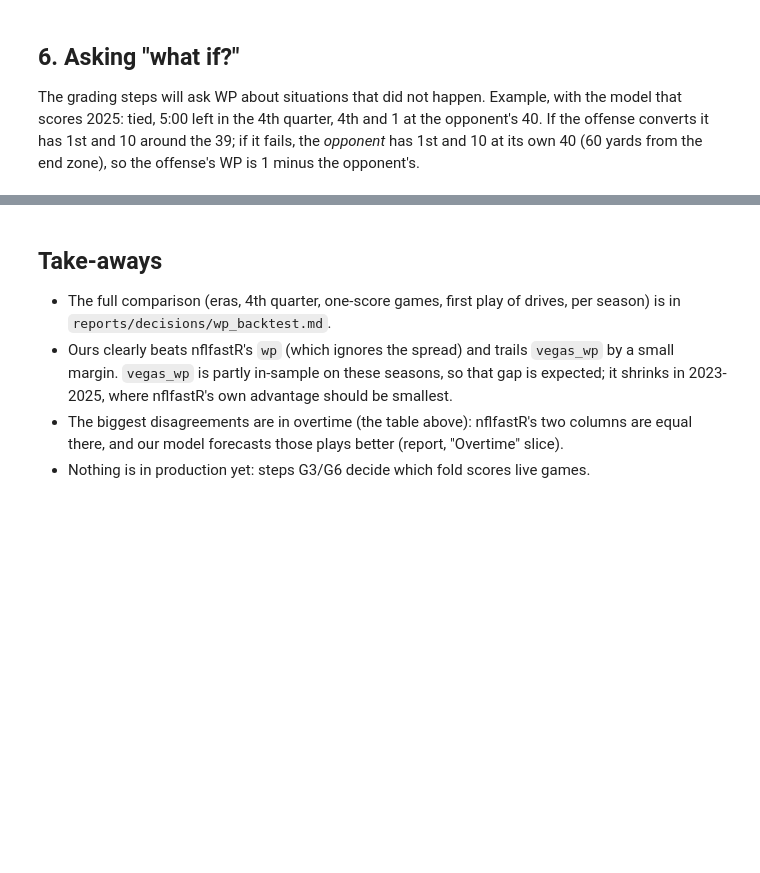
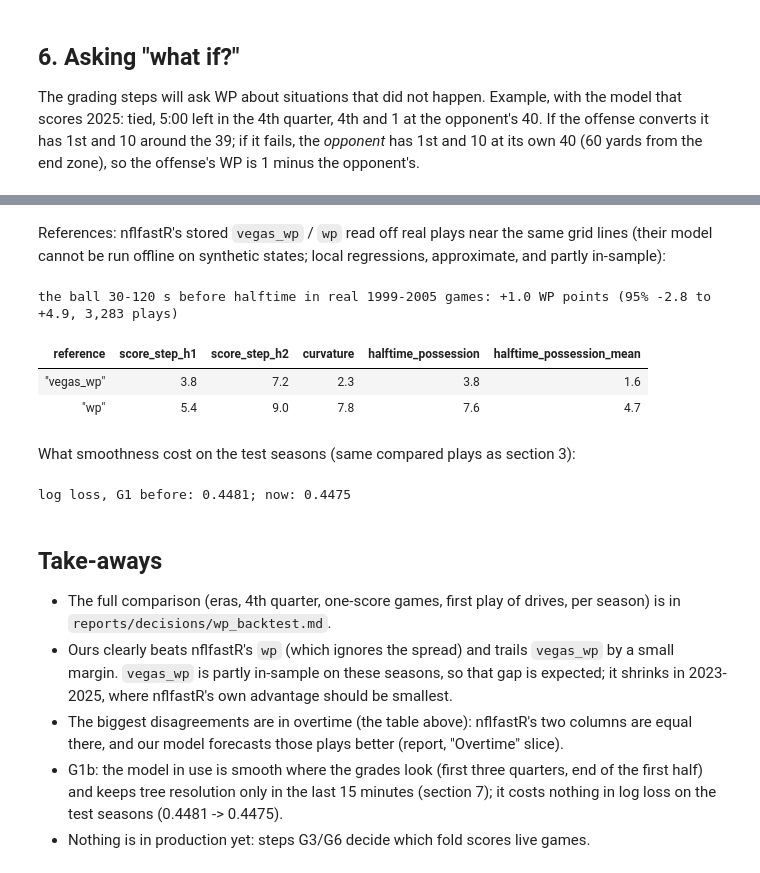
Before and after one commit to batuhanisik751/two-minute-warning, a Jupyter notebook: notebooks/03_wp_model.ipynb, the cells around one changed output, grey strips where cells are left out. Saved outputs shown, nothing was run; the diff lists cells and outputs as text; code cells hidden in the pictures; blank space fills up the shorter version.

```diff
--- a/notebooks/03_wp_model.ipynb
+++ b/notebooks/03_wp_model.ipynb
@@ -222,3 +343,38 @@ WP if converted: 65.5%; if it fails: 42.4%
+# %% [markdown]
+References: nflfastR's stored `vegas_wp` / `wp` read off real plays near the same grid lines
+(their model cannot be run offline on synthetic states; local regressions, approximate, and
+partly in-sample):
+# %%
+ref = states.rows.filter(pl.col("season").is_between(2006, 2025))
+v, lo, hi, n = wsm.empirical_possession_2min(states.rows.filter(pl.col("season") <= 2005))
+print(
+    f"the ball 30-120 s before halftime in real 1999-2005 games: {v:+.1f} WP points "
+    f"(95% {lo:+.1f} to {hi:+.1f}, {n:,} plays)"
+)
+pl.DataFrame(
+    [
+        {
+            "reference": c,
+            **{k: round(v, 1) for k, v in wsm.reference(ref, c).items() if not k.startswith("n_")},
+        }
+        for c in ("vegas_wp", "wp")
+    ]
+)
+# %% [output]
+the ball 30-120 s before halftime in real 1999-2005 games: +1.0 WP points (95% -2.8 to +4.9, 3,283 plays)
+| reference | score_step_h1 | score_step_h2 | curvature | halftime_possession | halftime_possession_mean |
+| "vegas_wp" | 3.8 | 7.2 | 2.3 | 3.8 | 1.6 |
+| "wp" | 5.4 | 9.0 | 7.8 | 7.6 | 4.7 |
+# %% [markdown]
+What smoothness cost on the test seasons (same compared plays as section 3):
+# %%
+b = g1.filter(pl.col("metric").is_in(["log_loss", "n_plays"])).pivot(
+    on="metric", index="season", values="value"
+)
+g1_ll = (b["log_loss"] * b["n_plays"]).sum() / b["n_plays"].sum()
+print(f"log loss, G1 before: {g1_ll:.4f}; now: {pp['l_own'].mean():.4f}")
+# %% [output]
+log loss, G1 before: 0.4481; now: 0.4475
 # %% [markdown]
 ## Take-aways
 
@@ -229,4 +385,7 @@ WP if converted: 65.5%; if it fails: 42.4%
   shrinks in 2023-2025, where nflfastR's own advantage should be smallest.
 - The biggest disagreements are in overtime (the table above): nflfastR's two columns are equal
   there, and our model forecasts those plays better (report, "Overtime" slice).
+- G1b: the model in use is smooth where the grades look (first three quarters, end of the
+  first half) and keeps tree resolution only in the last 15 minutes (section 7); it costs
+  nothing in log loss on the test seasons (0.4481 -> 0.4475).
 - Nothing is in production yet: steps G3/G6 decide which fold scores live games.
```
Also changed, not shown: parts of 12 cells of this notebook, 24 other files.
